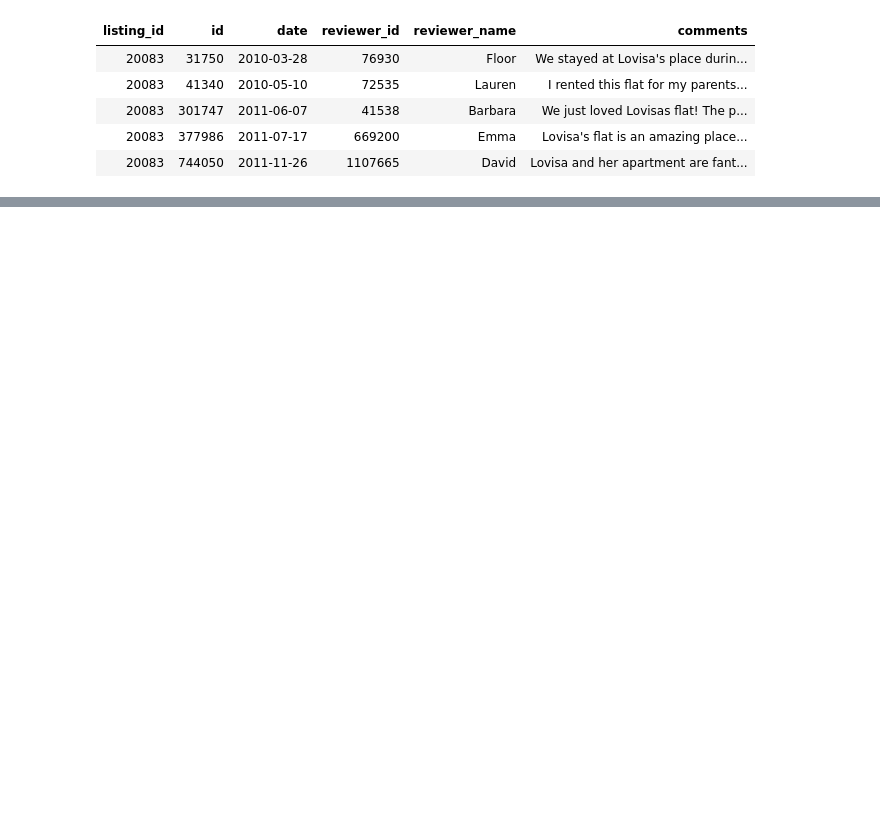
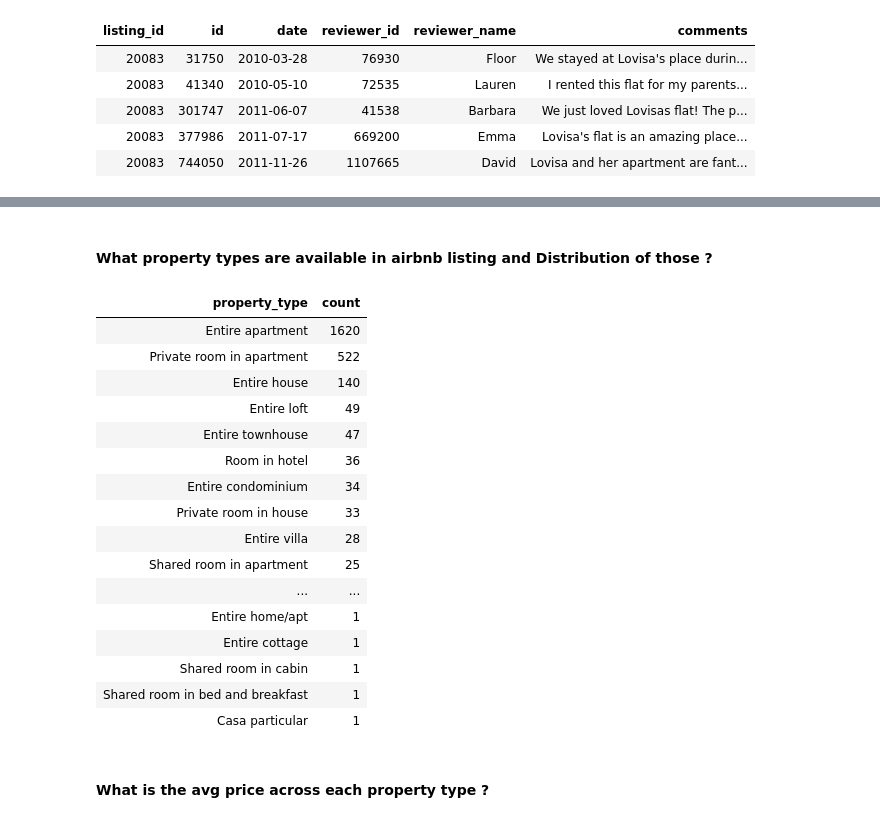
Before and after one commit to alcherniaev/Amazon_S3_databricks, a Jupyter notebook: DE_AWS_S3.ipynb, the cells around one changed output, grey strips where cells are left out. Cells and saved outputs as stored; diff of their text form; code cells hidden in the pictures; blank space fills up the shorter version.

```diff
--- a/DE_AWS_S3.ipynb
+++ b/DE_AWS_S3.ipynb
@@ -63,4 +44,13 @@ display(df_listing.limit(5))
 # %%
+# file location and type
+file_location = "dbfs:/mnt/s3data/listings.csv"
+file_type = "csv"
+
+# CV options
+infer_schema = "true"
+first_row_is_header = "true"
+delimiter = ","
+
 df_listing = spark.read.format(file_type) \
                   .option("infer_schema", infer_schema) \
                   .option("header", first_row_is_header) \
@@ -189,0 +183,24 @@ display(dbutils.fs.ls("/mnt/s3data"))
+# %% [markdown]
+#### What property types are available in airbnb listing and Distribution of those ?
+# %%
+display(df_listing.groupBy('property_type').count().orderBy(F.col('count').desc()))
+# %% [output]
+| property_type | count |
+| Entire apartment | 1620 |
+| Private room in apartment | 522 |
+| Entire house | 140 |
+| Entire loft | 49 |
+| Entire townhouse | 47 |
+| Room in hotel | 36 |
+| Entire condominium | 34 |
+| Private room in house | 33 |
+| Entire villa | 28 |
+| Shared room in apartment | 25 |
+| ... | ... |
+| Entire home/apt | 1 |
+| Entire cottage | 1 |
+| Shared room in cabin | 1 |
+| Shared room in bed and breakfast | 1 |
+| Casa particular | 1 |
+# %% [markdown]
+#### What is the avg price across each property type ?
```
Also changed, not shown: parts of 18 cells of this notebook.
